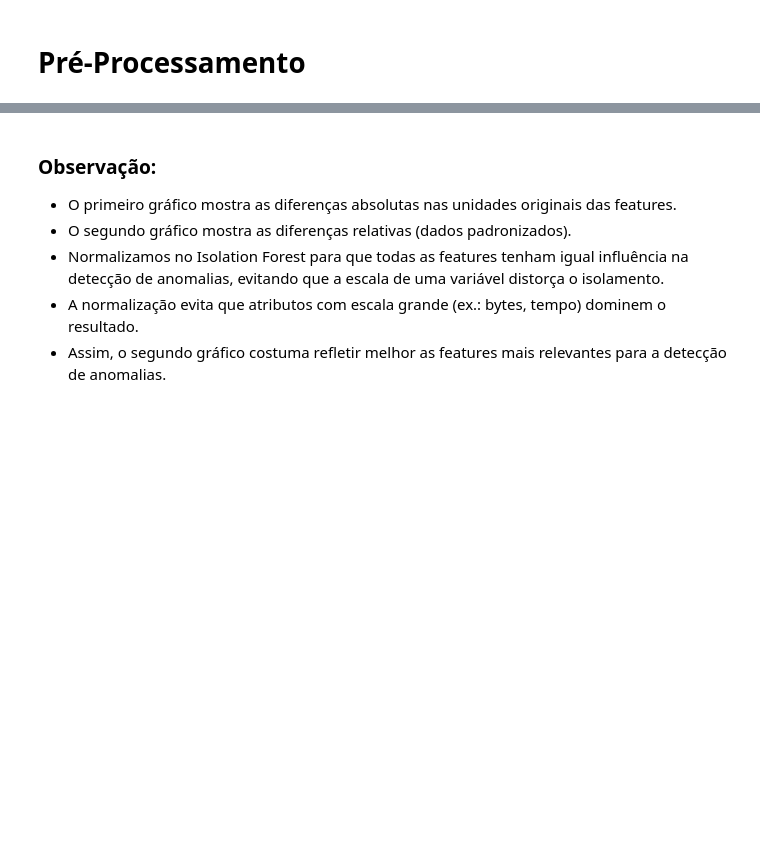
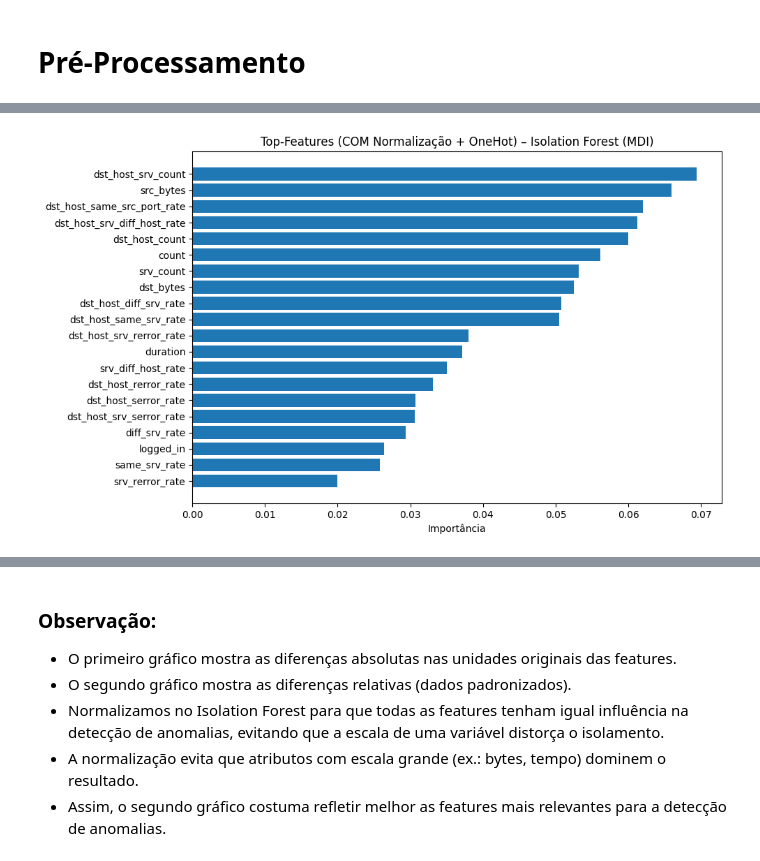
Before and after one commit to Jolusca/net-intrusion, a Jupyter notebook: Ataque-Intrusao-machine/isolation_forest.ipynb, the cells around one changed output, grey strips where cells are left out. Drawn from its saved outputs; the diff is of its cells as text; code cells hidden in the pictures; blank space fills up the shorter version.

Commit message:
refactor: refactoring isolation forest

```diff
--- a/Ataque-Intrusao-machine/isolation_forest.ipynb
+++ b/Ataque-Intrusao-machine/isolation_forest.ipynb
@@ -228,0 +169,81 @@ causam o maior 'desvio-padrão' e, portanto, foram mais importantes para o Isola
+# %%
+# ============================================================
+# 7. IMPORTÂNCIA dos FEATURES (com e sem normalização) - ORDENADO
+# ============================================================
+
+from sklearn.ensemble import IsolationForest
+import numpy as np
+import matplotlib.pyplot as plt
+
+# -----------------------------
+# Função para extrair importâncias do IF (MDI)
+# -----------------------------
+def get_iforest_feature_importance(model, feature_names):
+    """
+    Retorna a importância média das features somando a importance do ensemble.
+    """
+    importances = np.zeros(len(feature_names))
+
+    # cada árvore tem .feature_importances_
+    for est in model.estimators_:
+        importances += est.feature_importances_
+
+    importances = importances / len(model.estimators_)
+    return importances
+
+top_n = 20  # quantidade de features no gráfico
+
+# ============================================================
+# SEM normalização (apenas numéricas)
+# ============================================================
+model_sem_norm = IsolationForest(
+    n_estimators=200,
+    contamination=anomaly_rate,
+    random_state=42
+)
+
+model_sem_norm.fit(X_train_normal[numericas])
+
+importancias_sem = get_iforest_feature_importance(model_sem_norm, numericas)
+
+# Ordenar
+idx_sem = np.argsort(importancias_sem)[::-1]  # do maior → menor
+numericas_ordenadas = [numericas[i] for i in idx_sem]
+import_sem_ordenado = importancias_sem[idx_sem]
+
+plt.figure(figsize=(10, 6))
+plt.barh(numericas_ordenadas[:top_n], import_sem_ordenado[:top_n])
+plt.title("Top-Features (COM Normalização + OneHot) – Isolation Forest (MDI)")
+plt.xlabel("Importância")
+plt.gca().invert_yaxis()
+plt.tight_layout()
+plt.show()
+
+# ============================================================
+# COM normalização + OneHot
+# ============================================================
+
+# nomes das features após transformar
+nome_features = (
+    list(model["prep"].named_transformers_["cat"].get_feature_names_out(categoricas))
+    + numericas
+)
+
+importancias_com = get_iforest_feature_importance(
+    model["iforest"], nome_features
+)
+
+# ordenar
+idx_com = np.argsort(importancias_com)[::-1]
+features_ordenadas = [nome_features[i] for i in idx_com]
+import_com_ordenado = importancias_com[idx_com]
+
+plt.figure(figsize=(10, 6))
+plt.barh(features_ordenadas[:top_n], import_com_ordenado[:top_n])
+plt.title("Top-Features (COM Normalização + OneHot) – Isolation Forest (MDI)")
+plt.xlabel("Importância")
+plt.gca().invert_yaxis()
+plt.tight_layout()
+plt.show()
+# %% [output]
+[figure, added]
```
Also changed, not shown: parts of 11 cells of this notebook.
